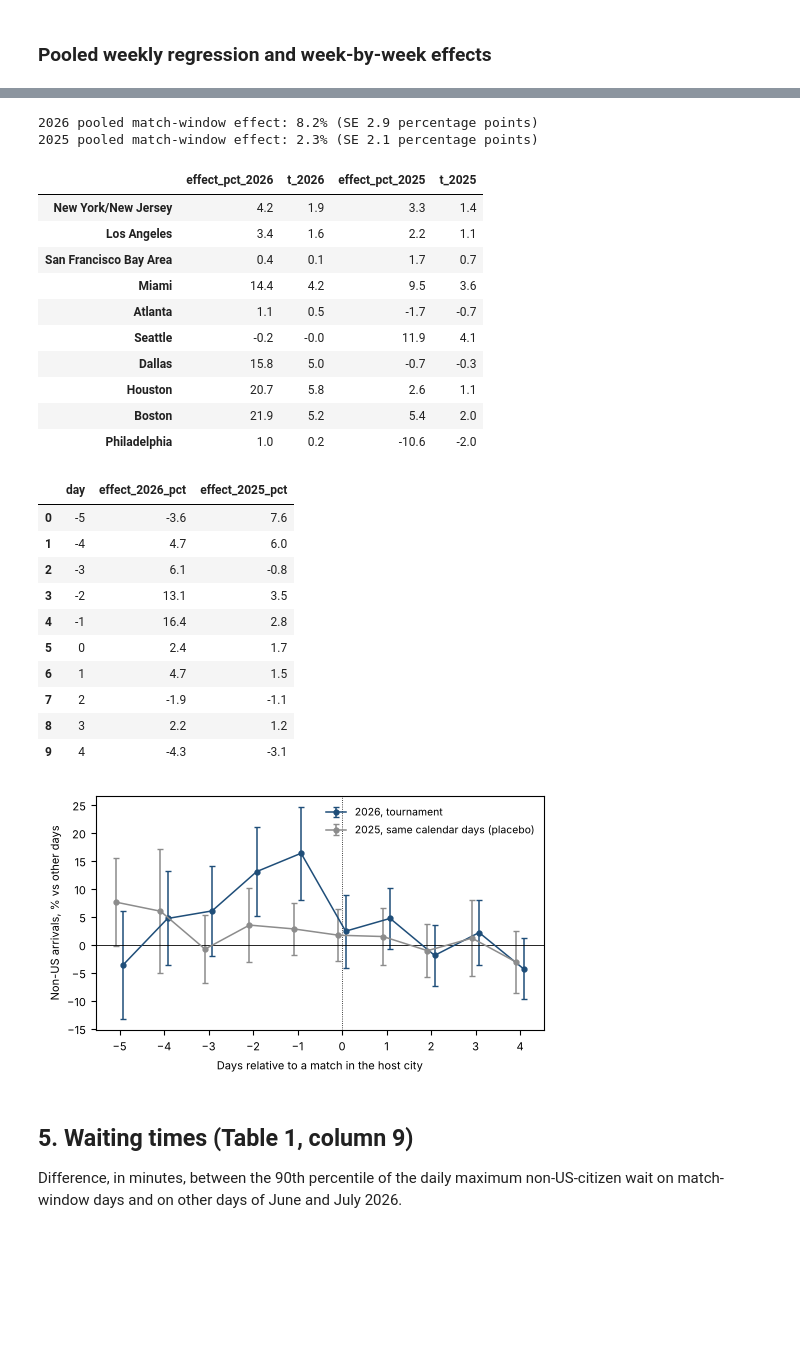
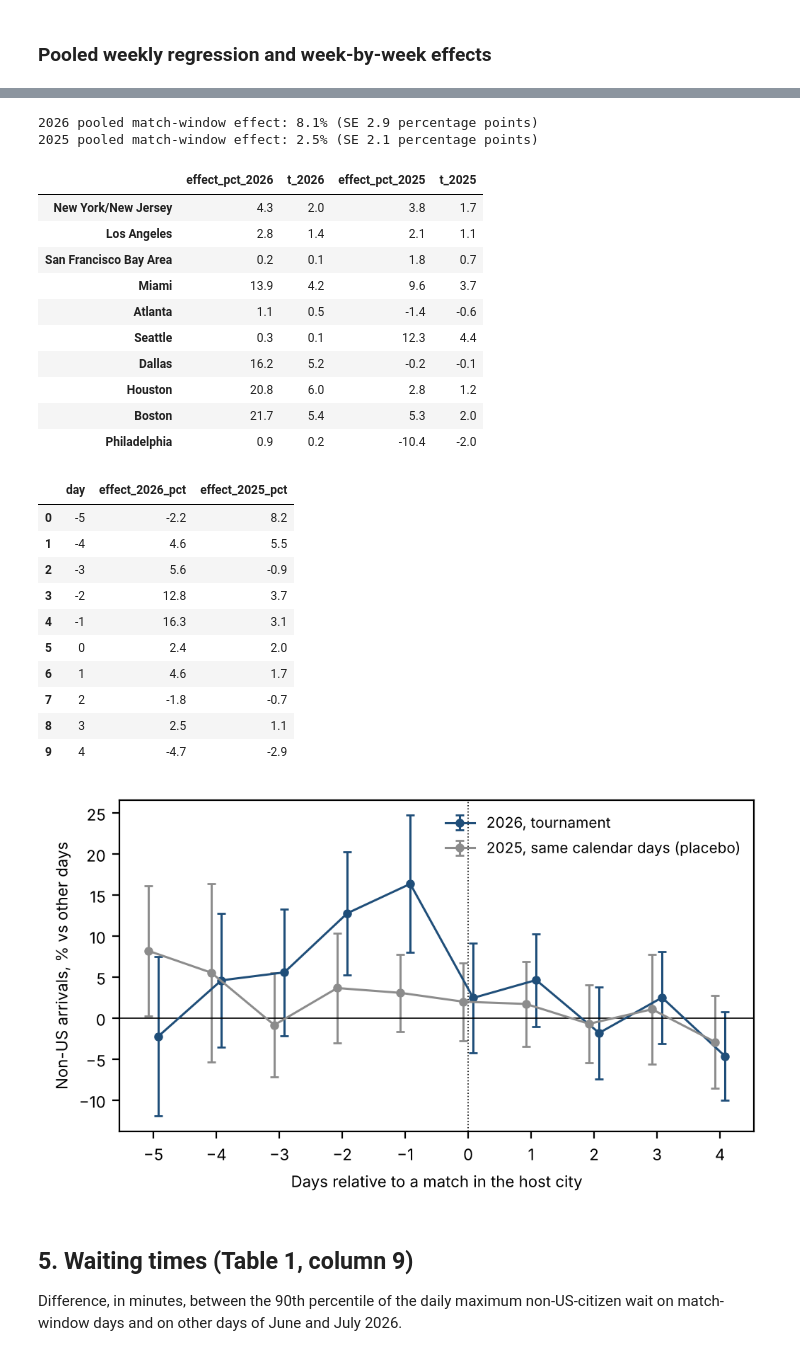
Before and after one commit to manueleleonelli/worldcup2026-arrivals, a Jupyter notebook: analysis.ipynb, the cells around one changed output, grey strips where cells are left out. Saved outputs shown, nothing was run; the diff lists cells and outputs as text; code cells hidden in the pictures; blank space fills up the shorter version.

```diff
--- a/analysis.ipynb
+++ b/analysis.ipynb
@@ -29,8 +29,10 @@ HOST_AIRPORTS = {
 MAJOR = ['New York/New Jersey', 'Los Angeles', 'San Francisco Bay Area', 'Miami']
 SECONDARY = ['Atlanta', 'Seattle', 'Dallas', 'Houston', 'Boston', 'Philadelphia']
 HOSTS = MAJOR + SECONDARY
-COMPARISON = ['ORD', 'IAD', 'BWI', 'CLT', 'RDU', 'DTW', 'MSP', 'CVG', 'STL', 'DEN',
+# US international airports without matches that report on at least 98% of days (Cincinnati, at 91%, is not used)
+COMPARISON = ['ORD', 'IAD', 'BWI', 'CLT', 'RDU', 'DTW', 'MSP', 'STL', 'DEN',
               'SLC', 'PHX', 'LAS', 'SAN', 'PDX', 'HNL', 'MCO', 'TPA', 'AUS', 'SAT']
+HUBS = ['ORD', 'IAD', 'DEN', 'DTW', 'MSP', 'CLT', 'PHX', 'SLC']   # main connecting hubs of United, Delta and American
 AREA = {a: m for m, v in HOST_AIRPORTS.items() for a in v}
 AREA.update({a: a for a in COMPARISON})
 TOURN_START, TOURN_END = pd.Timestamp('2026-06-11'), pd.Timestamp('2026-07-19')
@@ -270,12 +341,12 @@ fig.tight_layout(); fig.savefig('output/figure1_synthetic.pdf'); fig.savefig('ou
 # %%
 lw = W.loc[:TW[-1] + pd.Timedelta(weeks=8)].stack().rename('ly').reset_index(); lw.columns = ['week', 'area', 'ly']; lw = lw.dropna()
 lw['host'] = lw.area.isin(HOSTS).astype(int); lw['tourn'] = lw.week.isin(TW).astype(int); lw['post'] = (lw.week > TW[-1]).astype(int)
-f = smf.ols('ly ~ C(area) + C(week) + host:tourn + host:post', data=lw).fit(cov_type='cluster', cov_kwds={'groups': lw.area})
-print('Pooled tournament-week effect: %.1f%% (SE %.1f percentage points)' % (100 * (np.exp(f.params['host:tourn']) - 1), 100 * f.bse['host:tourn']))
+fw = smf.ols('ly ~ C(area) + C(week) + host:tourn + host:post', data=lw).fit(cov_type='cluster', cov_kwds={'groups': lw.area})
+print('Pooled tournament-week effect: %.1f%% (SE %.1f percentage points)' % (100 * (np.exp(fw.params['host:tourn']) - 1), 100 * fw.bse['host:tourn']))
 for k, w in enumerate(TW, 1): lw[f'h{k}'] = ((lw.week == w) & (lw.host == 1)).astype(int)
-f2 = smf.ols('ly ~ C(area) + C(week) + ' + ' + '.join(f'h{k}' for k in range(1, 7)) + ' + host:post', data=lw).fit(
+fw2 = smf.ols('ly ~ C(area) + C(week) + ' + ' + '.join(f'h{k}' for k in range(1, 7)) + ' + host:post', data=lw).fit(
     cov_type='cluster', cov_kwds={'groups': lw.area})
-es = pd.DataFrame({'week_start': TW.date, 'effect_pct': [100 * (np.exp(f2.params[f'h{k}']) - 1) for k in range(1, 7)],
-                   'se_pp': [100 * f2.bse[f'h{k}'] for k in range(1, 7)]})
+es = pd.DataFrame({'week_start': TW.date, 'effect_pct': [100 * (np.exp(fw2.params[f'h{k}']) - 1) for k in range(1, 7)],
+                   'se_pp': [100 * fw2.bse[f'h{k}'] for k in range(1, 7)]})
 es.to_csv('output/weekly_effects.csv', index=False); display(es.round(1))
 # %% [output]
@@ -313,7 +384,7 @@ for year in (2026, 2025):
     pooled = smf.ols('ly ~ C(area) + C(date) + window', data=d).fit(cov_type='cluster', cov_kwds={'groups': d.area})
     prof = smf.ols('ly ~ C(area) + C(date) + ' + ' + '.join(f'r{k+5}' for k in range(-5, 5)), data=d).fit(
         cov_type='cluster', cov_kwds={'groups': d.area})
-    res[year] = dict(
+    res[year] = dict(per_fit=per, pooled_fit=pooled,
         per=pd.DataFrame({'effect_pct': [100 * (np.exp(per.params[f'w{i}']) - 1) for i in range(len(HOSTS))],
                           't': [per.params[f'w{i}'] / per.bse[f'w{i}'] for i in range(len(HOSTS))]}, index=HOSTS),
         pooled=(100 * (np.exp(pooled.params['window']) - 1), 100 * pooled.bse['window']),
@@ -325,41 +396,41 @@ profile = pd.DataFrame({'day': range(-5, 5), 'effect_2026_pct': 100 * (np.exp(re
                         'effect_2025_pct': 100 * (np.exp(res[2025]['prof'].b) - 1)})
 profile.to_csv('output/match_day_profile.csv', index=False); display(profile.round(1))
 # %% [output]
-2026 pooled match-window effect: 8.2% (SE 2.9 percentage points)
-2025 pooled match-window effect: 2.3% (SE 2.1 percentage points)
+2026 pooled match-window effect: 8.1% (SE 2.9 percentage points)
+2025 pooled match-window effect: 2.5% (SE 2.1 percentage points)
 |  | effect_pct_2026 | t_2026 | effect_pct_2025 | t_2025 |
-| New York/New Jersey | 4.2 | 1.9 | 3.3 | 1.4 |
-| Los Angeles | 3.4 | 1.6 | 2.2 | 1.1 |
-| San Francisco Bay Area | 0.4 | 0.1 | 1.7 | 0.7 |
-| Miami | 14.4 | 4.2 | 9.5 | 3.6 |
-| Atlanta | 1.1 | 0.5 | -1.7 | -0.7 |
-| Seattle | -0.2 | -0.0 | 11.9 | 4.1 |
-| Dallas | 15.8 | 5.0 | -0.7 | -0.3 |
-| Houston | 20.7 | 5.8 | 2.6 | 1.1 |
-| Boston | 21.9 | 5.2 | 5.4 | 2.0 |
-| Philadelphia | 1.0 | 0.2 | -10.6 | -2.0 |
+| New York/New Jersey | 4.3 | 2.0 | 3.8 | 1.7 |
+| Los Angeles | 2.8 | 1.4 | 2.1 | 1.1 |
+| San Francisco Bay Area | 0.2 | 0.1 | 1.8 | 0.7 |
+| Miami | 13.9 | 4.2 | 9.6 | 3.7 |
+| Atlanta | 1.1 | 0.5 | -1.4 | -0.6 |
+| Seattle | 0.3 | 0.1 | 12.3 | 4.4 |
+| Dallas | 16.2 | 5.2 | -0.2 | -0.1 |
+| Houston | 20.8 | 6.0 | 2.8 | 1.2 |
+| Boston | 21.7 | 5.4 | 5.3 | 2.0 |
+| Philadelphia | 0.9 | 0.2 | -10.4 | -2.0 |
 |  | day | effect_2026_pct | effect_2025_pct |
-| 0 | -5 | -3.6 | 7.6 |
-| 1 | -4 | 4.7 | 6.0 |
-| 2 | -3 | 6.1 | -0.8 |
-| 3 | -2 | 13.1 | 3.5 |
-| 4 | -1 | 16.4 | 2.8 |
-| 5 | 0 | 2.4 | 1.7 |
-| 6 | 1 | 4.7 | 1.5 |
-| 7 | 2 | -1.9 | -1.1 |
-| 8 | 3 | 2.2 | 1.2 |
-| 9 | 4 | -4.3 | -3.1 |
+| 0 | -5 | -2.2 | 8.2 |
+| 1 | -4 | 4.6 | 5.5 |
+| 2 | -3 | 5.6 | -0.9 |
+| 3 | -2 | 12.8 | 3.7 |
+| 4 | -1 | 16.3 | 3.1 |
+| 5 | 0 | 2.4 | 2.0 |
+| 6 | 1 | 4.6 | 1.7 |
+| 7 | 2 | -1.8 | -0.7 |
+| 8 | 3 | 2.5 | 1.1 |
+| 9 | 4 | -4.7 | -2.9 |
 # %%
 fig, ax = plt.subplots(figsize=(5.2, 3.0))
 for yr, c, lab, off in ((2026, '#1f4e79', '2026, tournament', 0.08), (2025, '#8c8c8c', '2025, same calendar days (placebo)', -0.08)):
     p = res[yr]['prof']
     ax.errorbar(p.day + off, 100 * (np.exp(p.b) - 1), yerr=100 * 1.96 * p.s, fmt='o-', color=c, ms=3.5, lw=1.1, capsize=2, label=lab)
 ax.axhline(0, color='k', lw=0.6); ax.axvline(0, color='k', lw=0.6, ls=':')
 ax.set_xlabel('Days relative to a match in the host city'); ax.set_ylabel('Non-US arrivals, % vs other days')
 ax.set_xticks(range(-5, 5)); ax.legend(frameon=False, loc='upper right')
-fig.tight_layout(); fig.savefig('output/figure2_profile.pdf'); fig.savefig('output/figure2_profile.png', dpi=200); plt.show()
+fig.tight_layout(); fig.savefig('output/figure3_profile.pdf'); fig.savefig('output/figure3_profile.png', dpi=200); plt.show()
 # %% [output]
-[figure, old version]
+[figure, new version]
 # %% [markdown]
 ## 5. Waiting times (Table 1, column 9)
 
```
Also changed, not shown: parts of 26 cells of this notebook, 29 other files.
